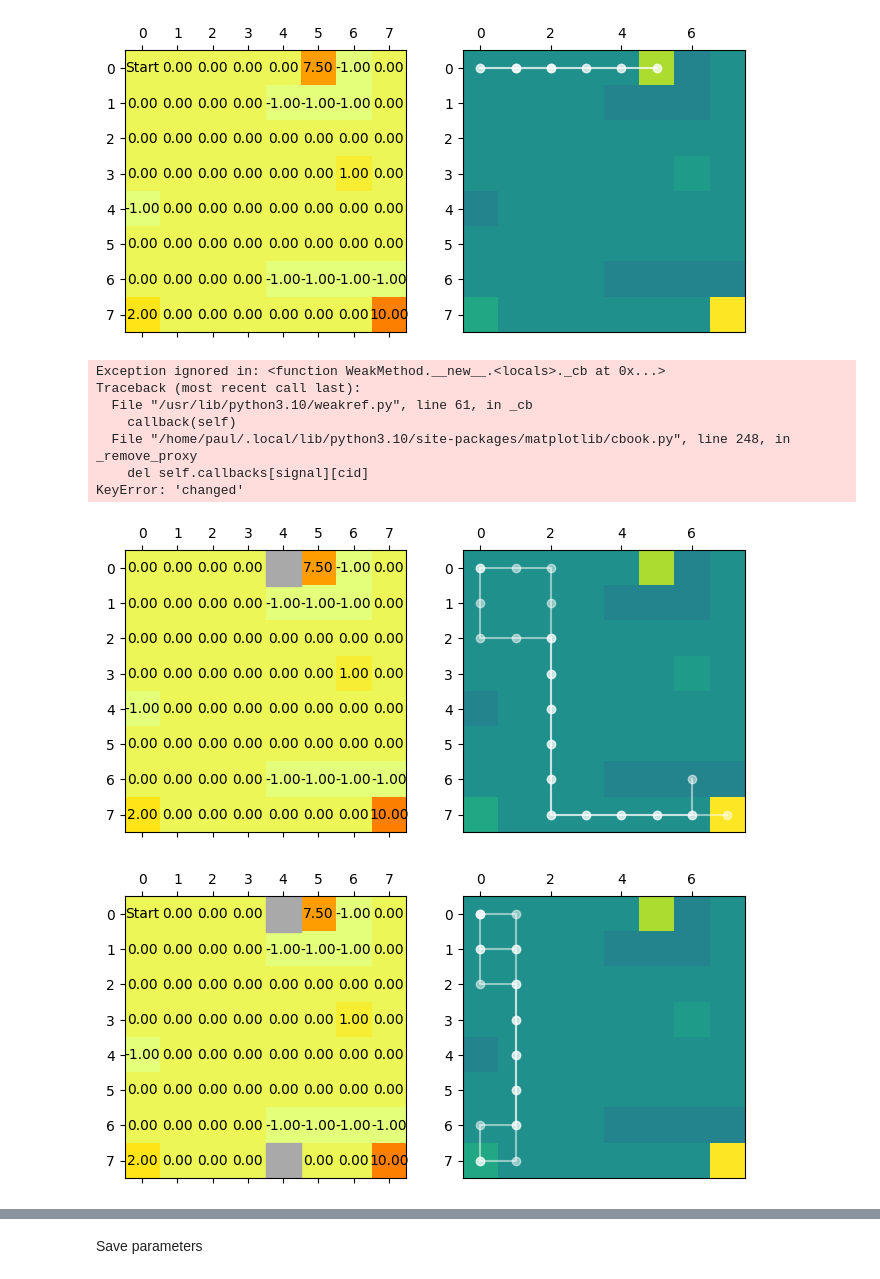
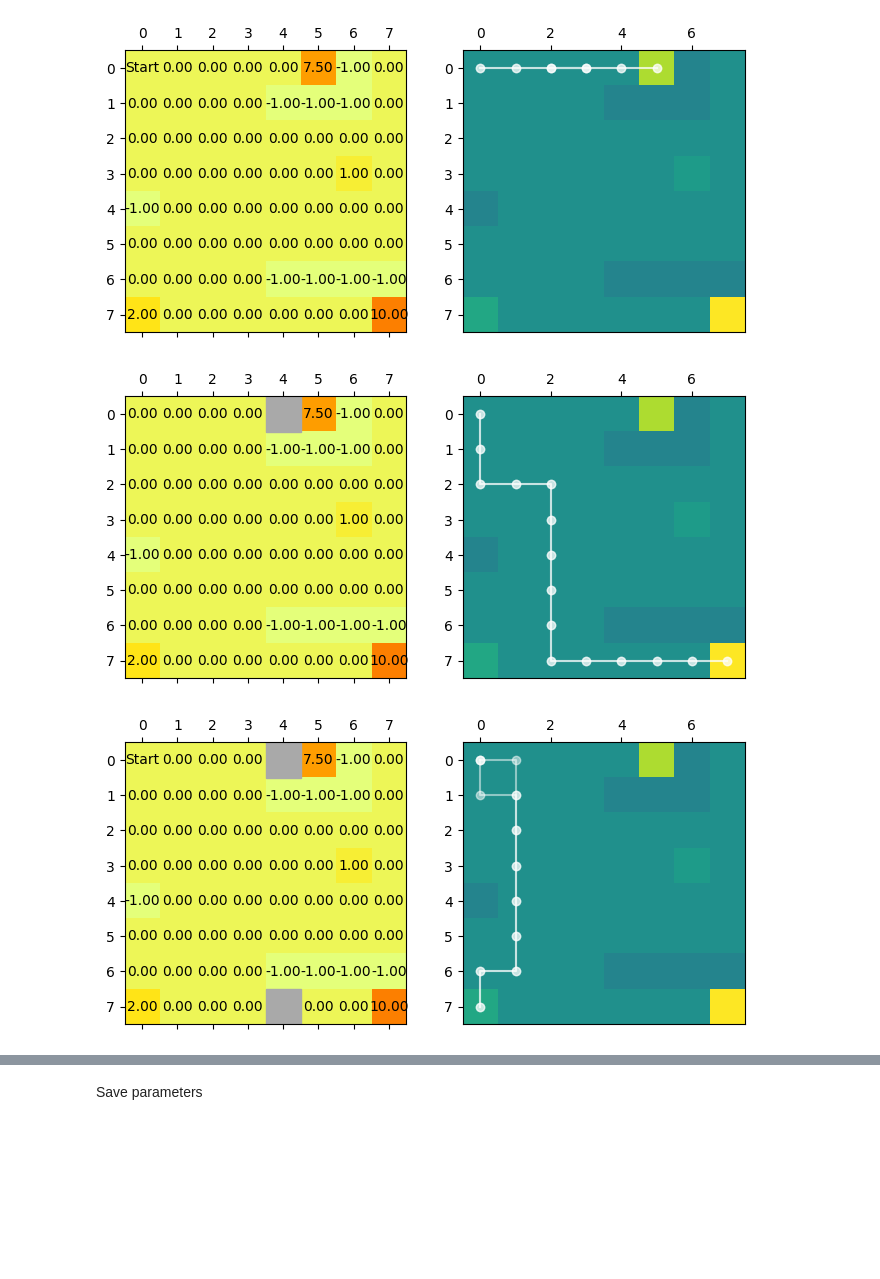
Before and after one commit to ankile/irl-environment-design, a Jupyter notebook: notebooks/hamiltorch.ipynb, the cells around one changed output, grey strips where cells are left out. Cells and saved outputs as stored; diff of their text form; code cells hidden in the pictures; blank space fills up the shorter version.

Commit message:
small bug fixes, started experiment on value vs likelihood for p and gamma learning

```diff
--- a/notebooks/hamiltorch.ipynb
+++ b/notebooks/hamiltorch.ipynb
@@ -125,46 +125,39 @@ T_true_iteration_2 = transition_matrix(N, M, p=p_true, absorbing_states=goal_sta
 
 '''this is new, we need to add the walls in the environment
 #when we do the rollout, otherwise expert behavior makes no sense'''
-# T_true_iteration_2 = insert_walls_into_T(T_true_iteration_2, wall_indices=wall_states)
+T_true_iteration_2 = insert_walls_into_T(T_true_iteration_2, wall_indices=wall_states)
 
 
 agent_policy = soft_q_iteration(agent_R, T_agent, gamma=agent_gamma, beta=100)
 
 env_agent_2 = Environment(N=N,M=M,T_true=T_true_iteration_2,wall_states=wall_states, R_sample_mean=None, start_state=0, n_walls=None)
 
 # Generate trajectories
 trajectories_2 = generate_n_trajectories(
-    T_agent,
+    env_agent_2.T_true,
     agent_policy,
     goal_states,
     n_trajectories=2,
 )
 # expert_trajectories = [(env_agent_2, trajectories_2)]
 expert_trajectories_2 = expert_trajectories_1
 expert_trajectories_2.append([env_agent_2, trajectories_2])
 
 fig, (ax1, ax2) = plt.subplots(1, 2, figsize=(8, 4))
 plot_environment(
     agent_R.reshape(N, M),
     env_agent_2.wall_states,
     start_state=(0),
     ax=ax1,
 )
 
 # Show the trajectories
 plot_trajectories(N, M, trajectories_2, agent_R, ax=ax2)
 
 # Remove the colorbar from the second plot
 ax2.get_images()[0].colorbar.remove()
 # %% [output]
-Exception ignored in: <function WeakMethod.__new__.<locals>._cb at 0x...>
-Traceback (most recent call last):
-  File "/usr/lib/python3.10/weakref.py", line 61, in _cb
-    callback(self)
-  File "/home/paul/.local/lib/python3.10/site-packages/matplotlib/cbook.py", line 248, in _remove_proxy
-    del self.callbacks[signal][cid]
-KeyError: 'changed'
-[figure, old version]
+[figure, new version]
 # %%
 # Generate 2 trajectories in the second round environment
 wall_states = [4, (N-1)*M+4]
@@ -172,11 +165,17 @@ T_agent = transition_matrix(N, M, p=agent_p, absorbing_states=goal_states)
 T_agent = insert_walls_into_T(T_agent, wall_indices=wall_states)
 agent_policy = soft_q_iteration(agent_R, T_agent, gamma=agent_gamma, beta=20.0)
 
-env_agent_3 = Environment(N=N,M=M,T_true=T_true,wall_states=wall_states, R_sample_mean=None, start_state=0, n_walls=None)
+T_true_iteration_3 = transition_matrix(N, M, p=p_true, absorbing_states=goal_states)
+
+'''this is new, we need to add the walls in the environment
+#when we do the rollout, otherwise expert behavior makes no sense'''
+T_true_iteration_3 = insert_walls_into_T(T_true_iteration_3, wall_indices=wall_states)
+
+env_agent_3 = Environment(N=N,M=M,T_true=T_true_iteration_3,wall_states=wall_states, R_sample_mean=None, start_state=0, n_walls=None)
 
 # Generate trajectories
 trajectories_3 = generate_n_trajectories(
-    T_agent,
+    env_agent_3.T_true,
     agent_policy,
     goal_states,
     n_trajectories=2,
@@ -199,7 +198,7 @@ plot_trajectories(N, M, trajectories_3, agent_R, ax=ax2)
 # Remove the colorbar from the second plot
 ax2.get_images()[0].colorbar.remove()
 # %% [output]
-[figure, old version]
+[figure, new version]
 # %%
 plot_log_likelihood(param_values=true_params, expert_trajectories=expert_trajectories_3, goal_states=goal_states)
 # %% [output]
```
Also changed, not shown: parts of 2 cells of this notebook, 4 other files.
